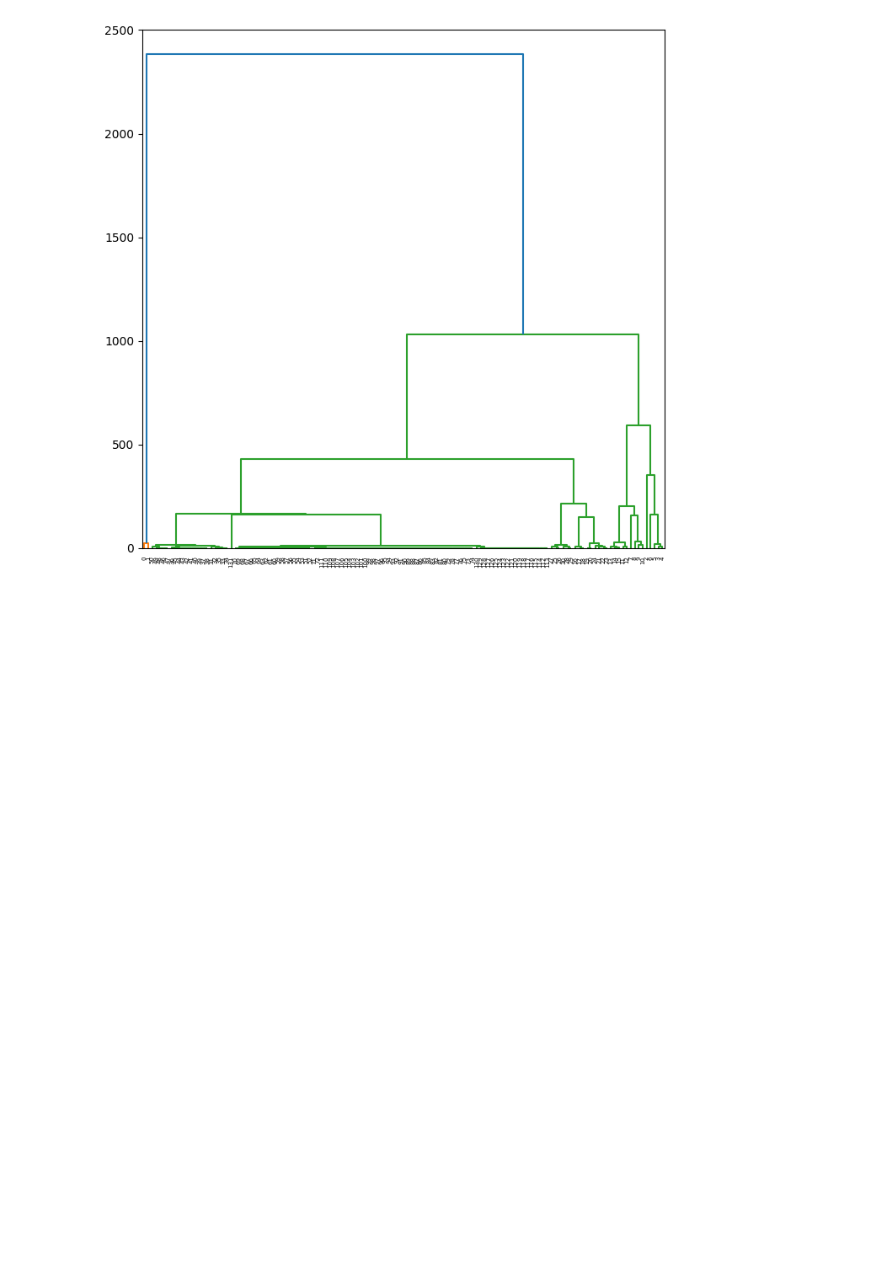
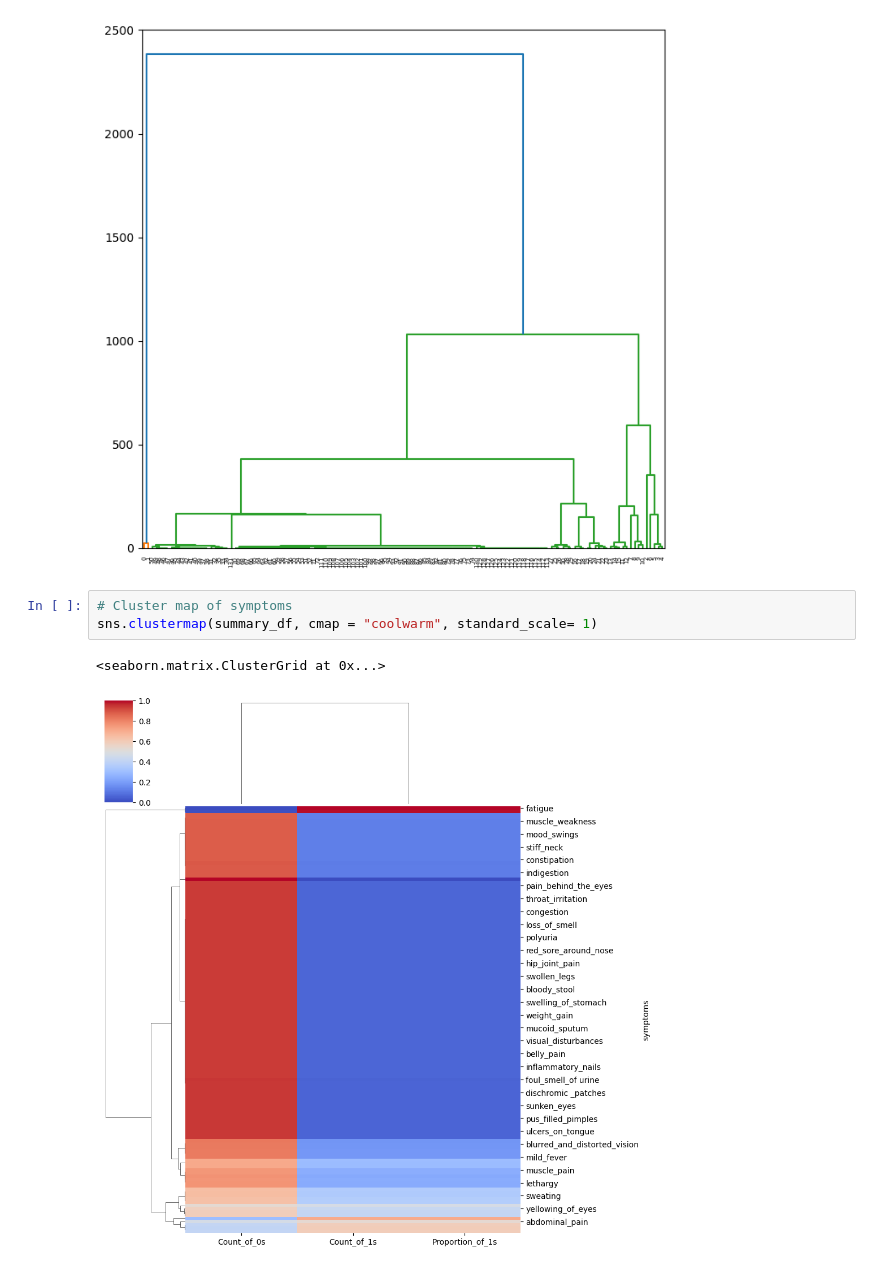
Before and after one commit to jmudong/Disease_Clustering, a Jupyter notebook: clustering.ipynb, the cells around one changed output. Drawn from its saved outputs; the diff is of its cells as text; blank space fills up the shorter version.

```diff
--- a/clustering.ipynb
+++ b/clustering.ipynb
@@ -322,3 +330,9 @@ dendrogram(linkage_avg,
            ax = ax);
 # %% [output]
 [figure]
+# %%
+# Cluster map of symptoms
+sns.clustermap(summary_df, cmap = "coolwarm", standard_scale= 1)
+# %% [output]
+<seaborn.matrix.ClusterGrid at 0x...>
+[figure, added]
```
Also changed, not shown: parts of 2 cells of this notebook.
